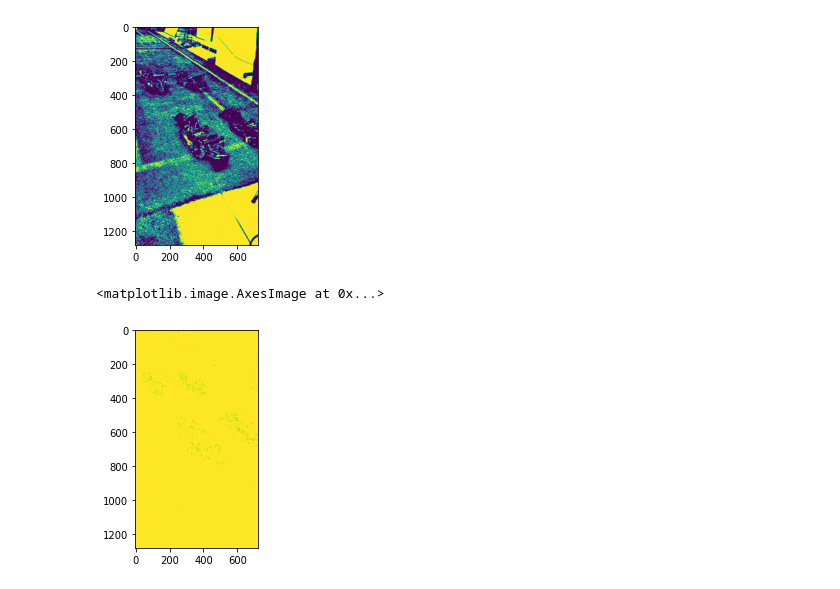
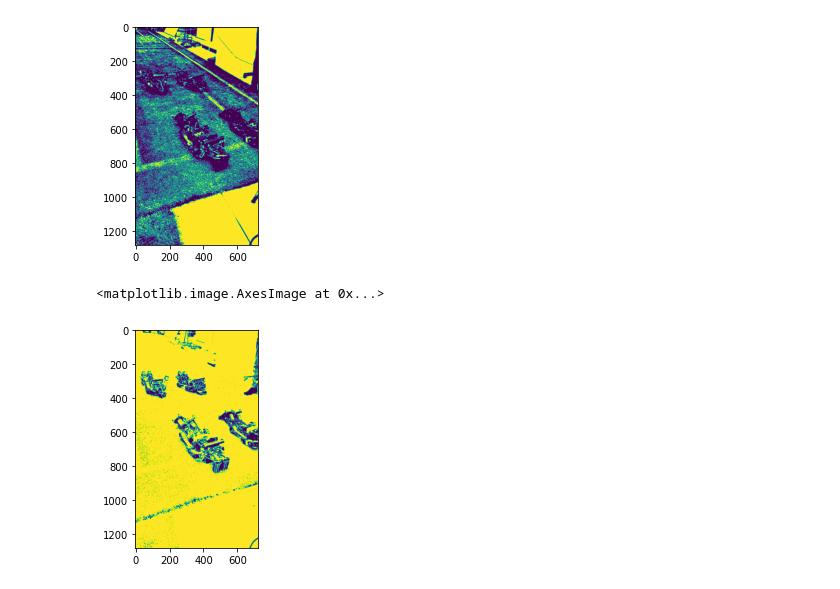
Before and after one commit to cyberschoolinmoscow/robofootball, a Jupyter notebook: homework/cv_hw2.ipynb, the cells around one changed output. Saved outputs shown, nothing was run; the diff lists cells and outputs as text; code cells hidden in the pictures.

```diff
--- a/homework/cv_hw2.ipynb
+++ b/homework/cv_hw2.ipynb
@@ -101,11 +124,11 @@ connectivity = 4  # You need to choose 4 or 8 for connectivity type
 num_labels, labels, stats, centroids = cv2.connectedComponentsWithStats(thresh , connectivity , cv2.CV_32S)
 # %%
 
-binary_map = (src > 0).astype(np.uint8)
+binary_map = (src >40).astype(np.uint8)
 connectivity = 4 # or whatever you prefer
 
 output = cv2.connectedComponentsWithStats(binary_map, connectivity, cv2.CV_32S)
 plt.imshow(binary_map)
 # %% [output]
 <matplotlib.image.AxesImage at 0x...>
-[figure, old version]
+[figure, new version]
```
Also changed, not shown: parts of 3 cells of this notebook.
